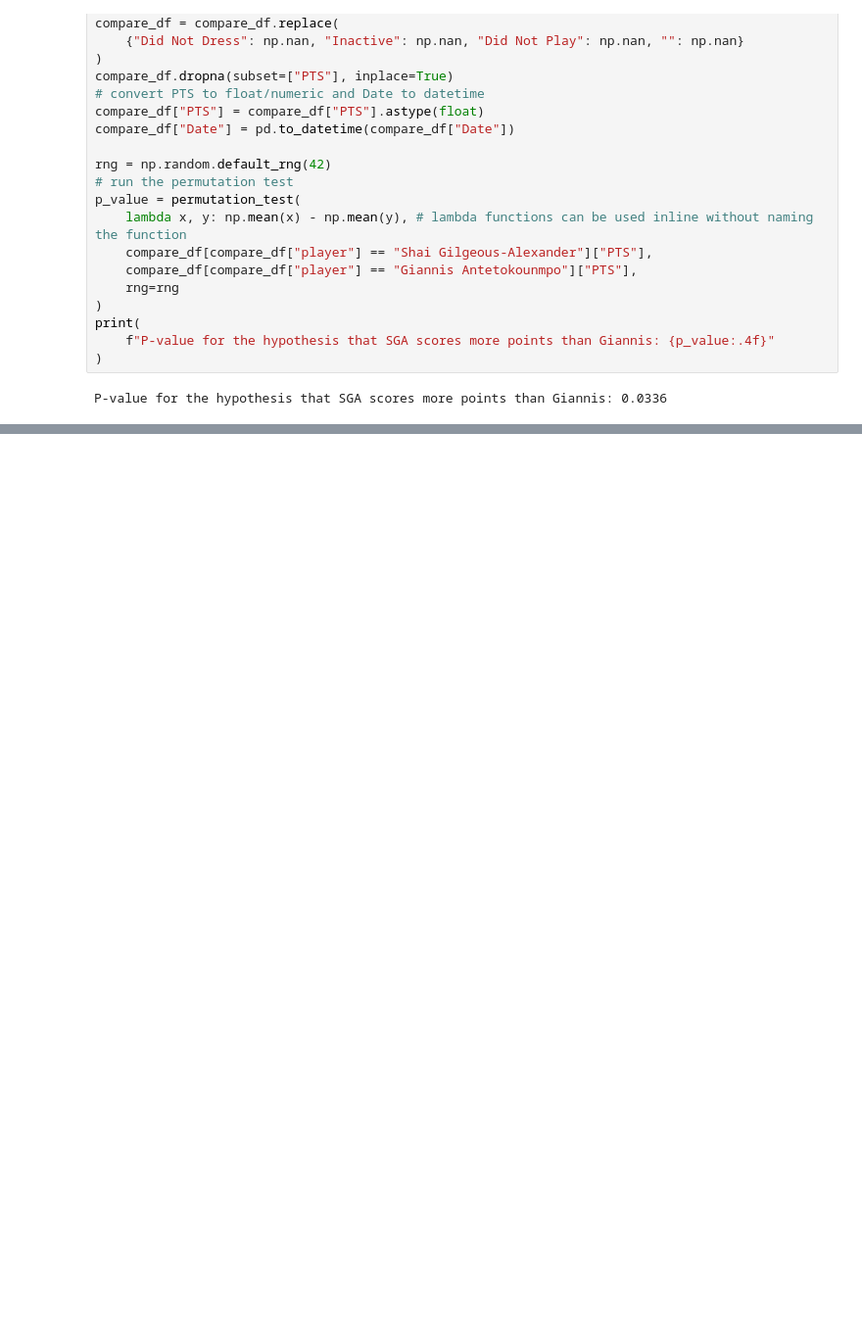
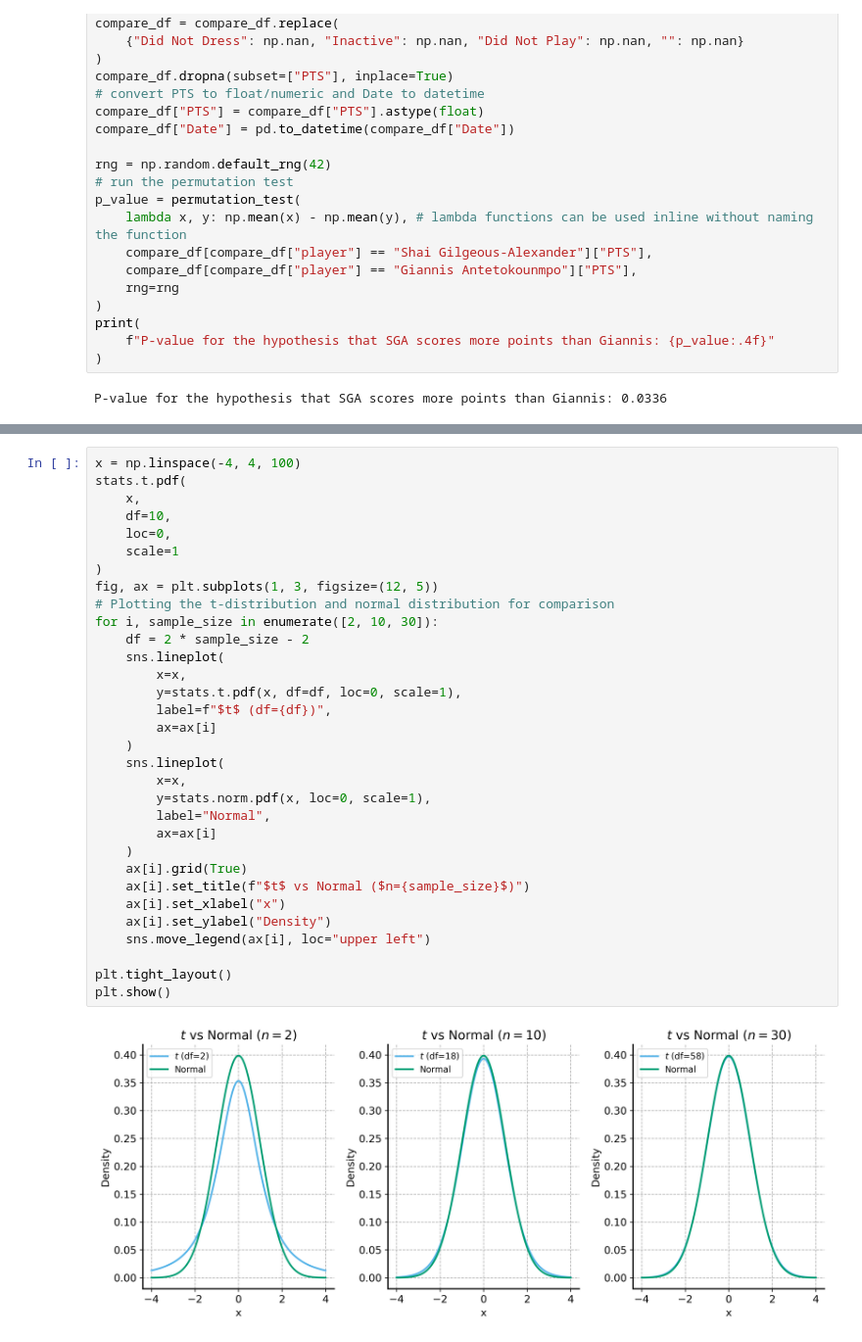
Before and after one commit to jrudoler-teaching/understanding-uncertainty, a Jupyter notebook: notebooks/lecture-07.ipynb, the cells around one changed output, grey strips where cells are left out. Shown: that part at 98% size. Drawn from its saved outputs; the diff is of its cells as text; blank space fills up the shorter version.

```diff
--- a/notebooks/lecture-07.ipynb
+++ b/notebooks/lecture-07.ipynb
@@ -133,0 +146,34 @@ Check out [this blog post](https://allendowney.blogspot.com/2016/06/there-is-sti
+# %%
+x = np.linspace(-4, 4, 100)
+stats.t.pdf(
+    x,
+    df=10,
+    loc=0,
+    scale=1
+)
+fig, ax = plt.subplots(1, 3, figsize=(12, 5))
+# Plotting the t-distribution and normal distribution for comparison
+for i, sample_size in enumerate([2, 10, 30]):
+    df = 2 * sample_size - 2
+    sns.lineplot(
+        x=x,
+        y=stats.t.pdf(x, df=df, loc=0, scale=1),
+        label=f"$t$ (df={df})",
+        ax=ax[i]
+    )
+    sns.lineplot(
+        x=x,
+        y=stats.norm.pdf(x, loc=0, scale=1),
+        label="Normal",
+        ax=ax[i]
+    )
+    ax[i].grid(True)
+    ax[i].set_title(f"$t$ vs Normal ($n={sample_size}$)")
+    ax[i].set_xlabel("x")
+    ax[i].set_ylabel("Density")
+    sns.move_legend(ax[i], loc="upper left")
+
+plt.tight_layout()
+plt.show()
+# %% [output]
+[figure, added]
```
Also changed, not shown: parts of 8 cells of this notebook, 19 other files.
